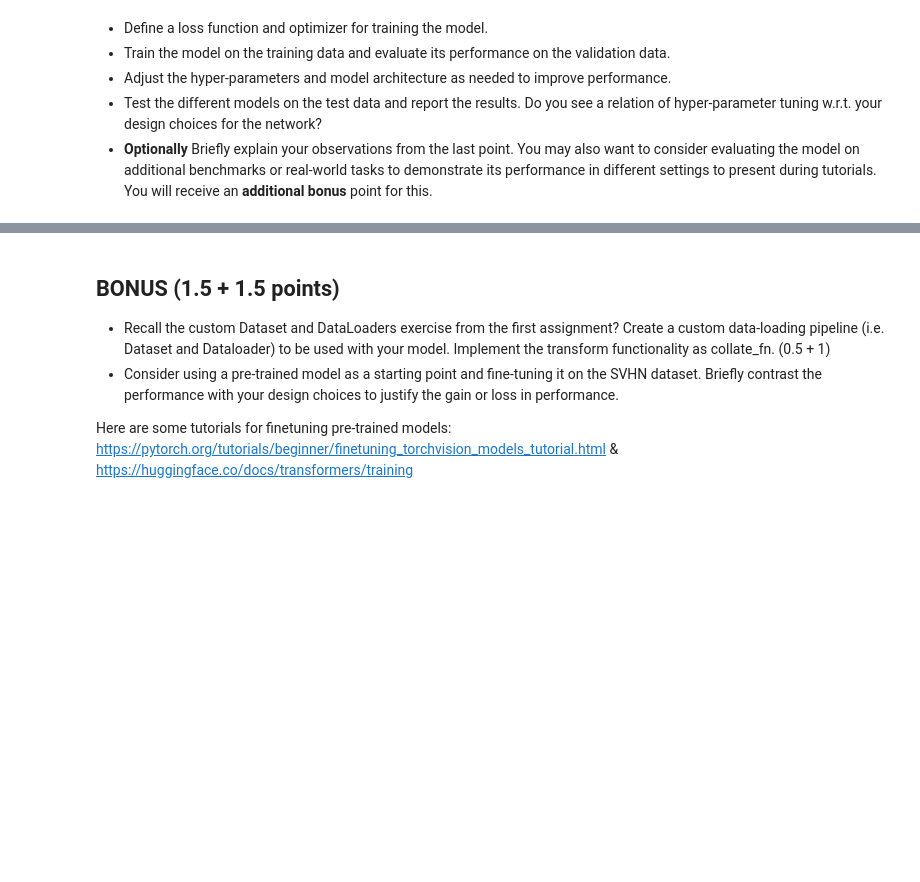
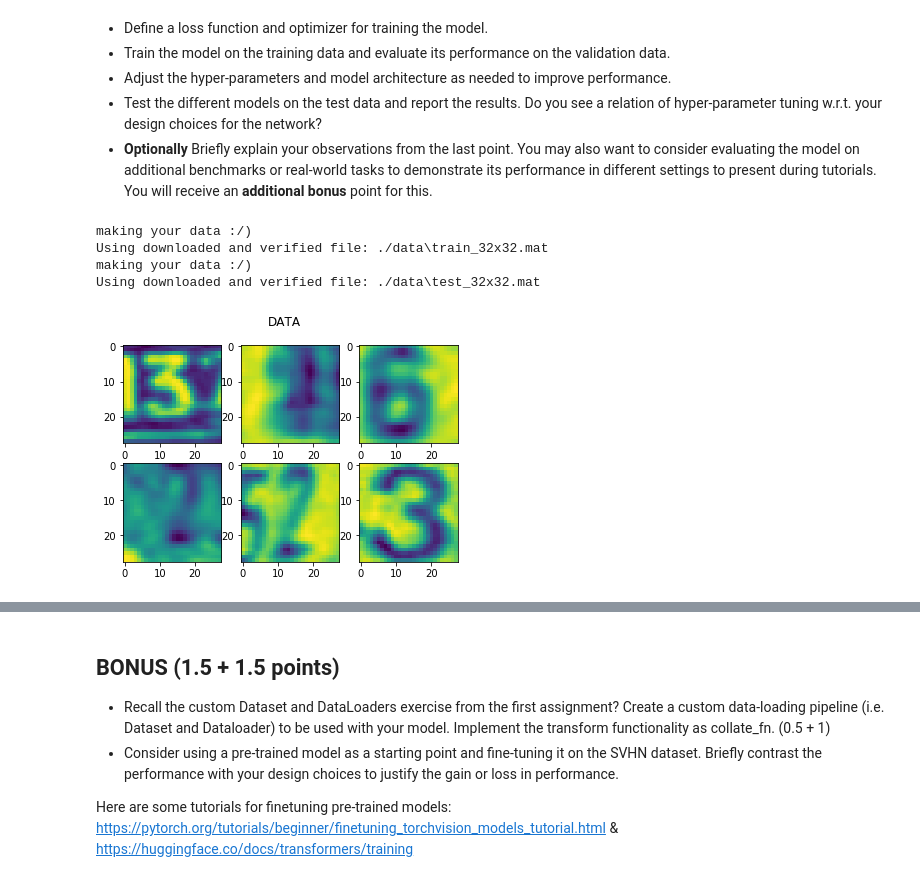
Before and after one commit to subratkishoredutta/NNTI-assignments, a Jupyter notebook: week9/NNTI_Exercise_9_2.ipynb, the cells around one changed output, grey strips where cells are left out. Cells and saved outputs as stored; diff of their text form; code cells hidden in the pictures; blank space fills up the shorter version.

```diff
--- a/week9/NNTI_Exercise_9_2.ipynb
+++ b/week9/NNTI_Exercise_9_2.ipynb
@@ -64,3 +111,15 @@
 - **Optionally** Briefly explain your observations from the last point. You may also want to consider evaluating the model on additional benchmarks or real-world tasks to demonstrate its performance in different settings to present during tutorials. You will receive an **additional bonus** point for this.
 # %%
 # TODO: Run your experiments and plot the results
+##declaring the dataset:
+train_dl = sol.datagen('train',128)
+test_dl = sol.datagen('test',128)
+# %% [output]
+making your data :/)
+Using downloaded and verified file: ./data\train_32x32.mat
+making your data :/)
+Using downloaded and verified file: ./data\test_32x32.mat
+# %%
+plotrandomdata(train_dl)
+# %% [output]
+[figure, added]
```
Also changed, not shown: parts of 14 cells of this notebook, 1 other file.
